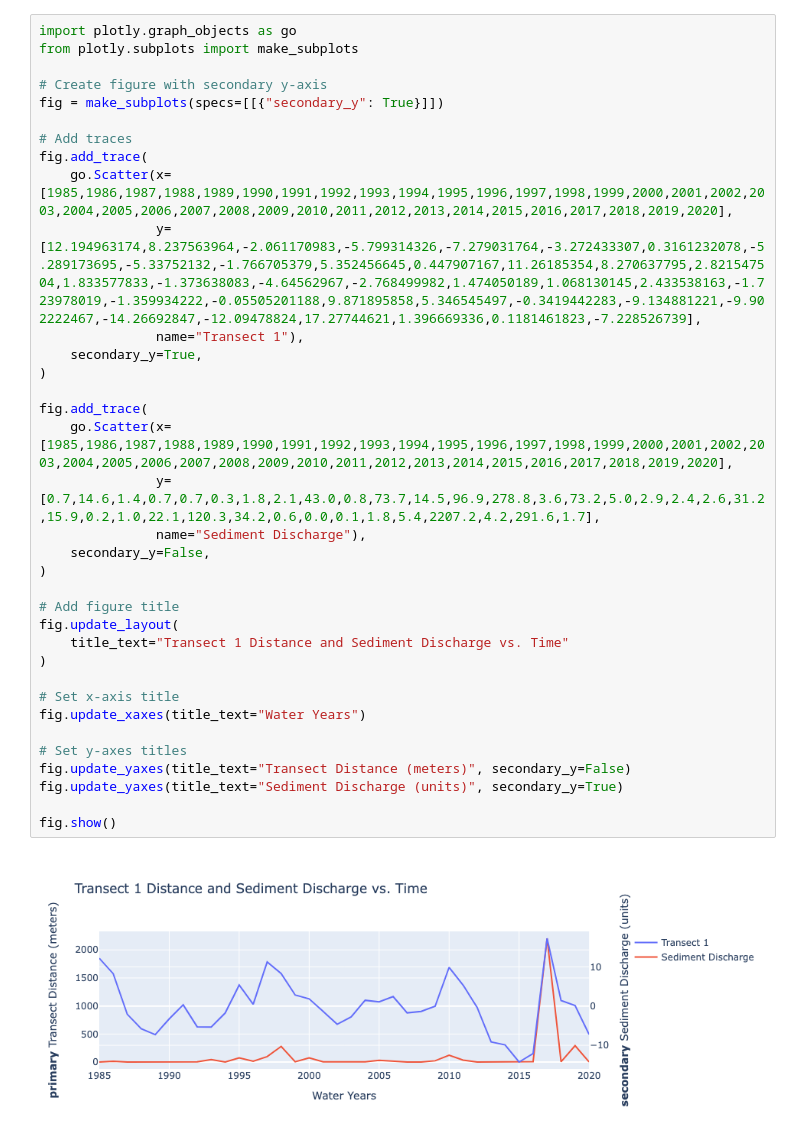
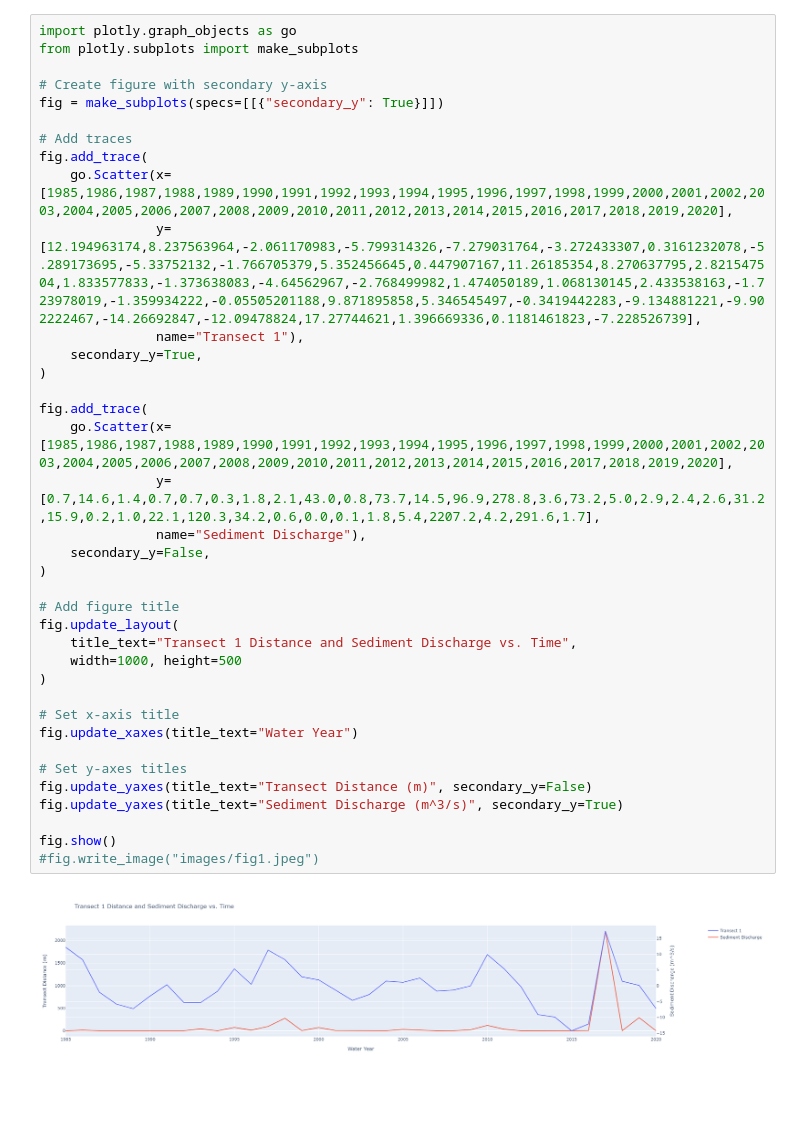
Before and after one commit to landen5/USGS-project, a Jupyter notebook: SingleVar.ipynb, the cells around one changed output. Cells and saved outputs as stored; diff of their text form; blank space fills up the shorter version.

```diff
--- a/SingleVar.ipynb
+++ b/SingleVar.ipynb
@@ -3,35 +3,37 @@ import plotly.graph_objects as go
 from plotly.subplots import make_subplots
 
 # Create figure with secondary y-axis
 fig = make_subplots(specs=[[{"secondary_y": True}]])
 
 # Add traces
 fig.add_trace(
     go.Scatter(x=[1985,1986,1987,1988,1989,1990,1991,1992,1993,1994,1995,1996,1997,1998,1999,2000,2001,2002,2003,2004,2005,2006,2007,2008,2009,2010,2011,2012,2013,2014,2015,2016,2017,2018,2019,2020],
                y=[12.194963174,8.237563964,-2.061170983,-5.799314326,-7.279031764,-3.272433307,0.3161232078,-5.289173695,-5.33752132,-1.766705379,5.352456645,0.447907167,11.26185354,8.270637795,2.821547504,1.833577833,-1.373638083,-4.64562967,-2.768499982,1.474050189,1.068130145,2.433538163,-1.723978019,-1.359934222,-0.05505201188,9.871895858,5.346545497,-0.3419442283,-9.134881221,-9.902222467,-14.26692847,-12.09478824,17.27744621,1.396669336,0.1181461823,-7.228526739],
                name="Transect 1"),
     secondary_y=True,
 )
 
 fig.add_trace(
     go.Scatter(x=[1985,1986,1987,1988,1989,1990,1991,1992,1993,1994,1995,1996,1997,1998,1999,2000,2001,2002,2003,2004,2005,2006,2007,2008,2009,2010,2011,2012,2013,2014,2015,2016,2017,2018,2019,2020],
                y=[0.7,14.6,1.4,0.7,0.7,0.3,1.8,2.1,43.0,0.8,73.7,14.5,96.9,278.8,3.6,73.2,5.0,2.9,2.4,2.6,31.2,15.9,0.2,1.0,22.1,120.3,34.2,0.6,0.0,0.1,1.8,5.4,2207.2,4.2,291.6,1.7],
                name="Sediment Discharge"),
     secondary_y=False,
 )
 
 # Add figure title
 fig.update_layout(
-    title_text="Transect 1 Distance and Sediment Discharge vs. Time"
+    title_text="Transect 1 Distance and Sediment Discharge vs. Time",
+    width=1000, height=500
 )
 
 # Set x-axis title
-fig.update_xaxes(title_text="Water Years")
+fig.update_xaxes(title_text="Water Year")
 
 # Set y-axes titles
-fig.update_yaxes(title_text="Transect Distance (meters)", secondary_y=False)
-fig.update_yaxes(title_text="Sediment Discharge (units)", secondary_y=True)
+fig.update_yaxes(title_text="Transect Distance (m)", secondary_y=False)
+fig.update_yaxes(title_text="Sediment Discharge (m^3/s)", secondary_y=True)
 
 fig.show()
+#fig.write_image("images/fig1.jpeg")
 # %% [output]
-[figure, old version]
+[figure, new version]
```
Also changed, not shown: parts of 1 cell of this notebook.
